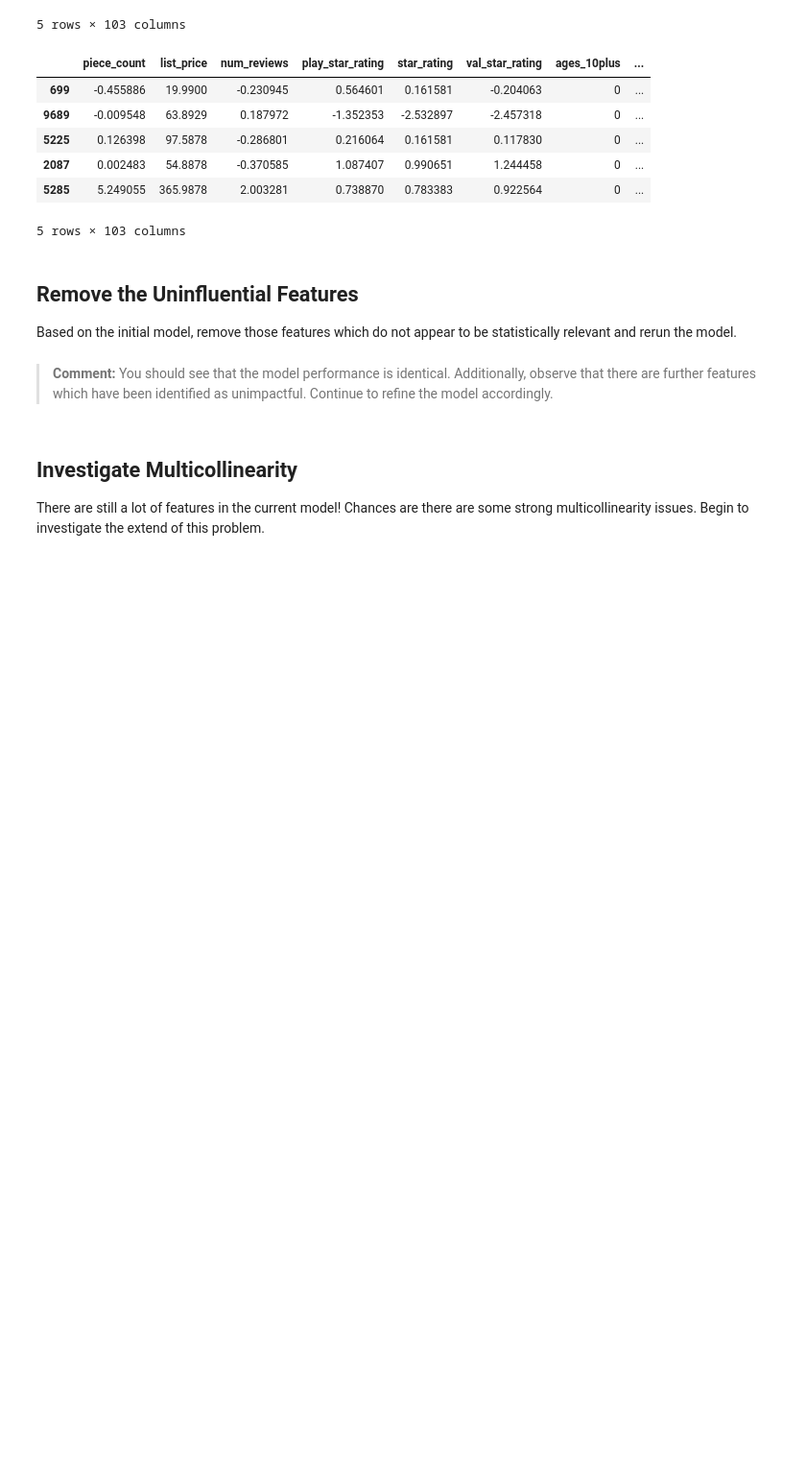
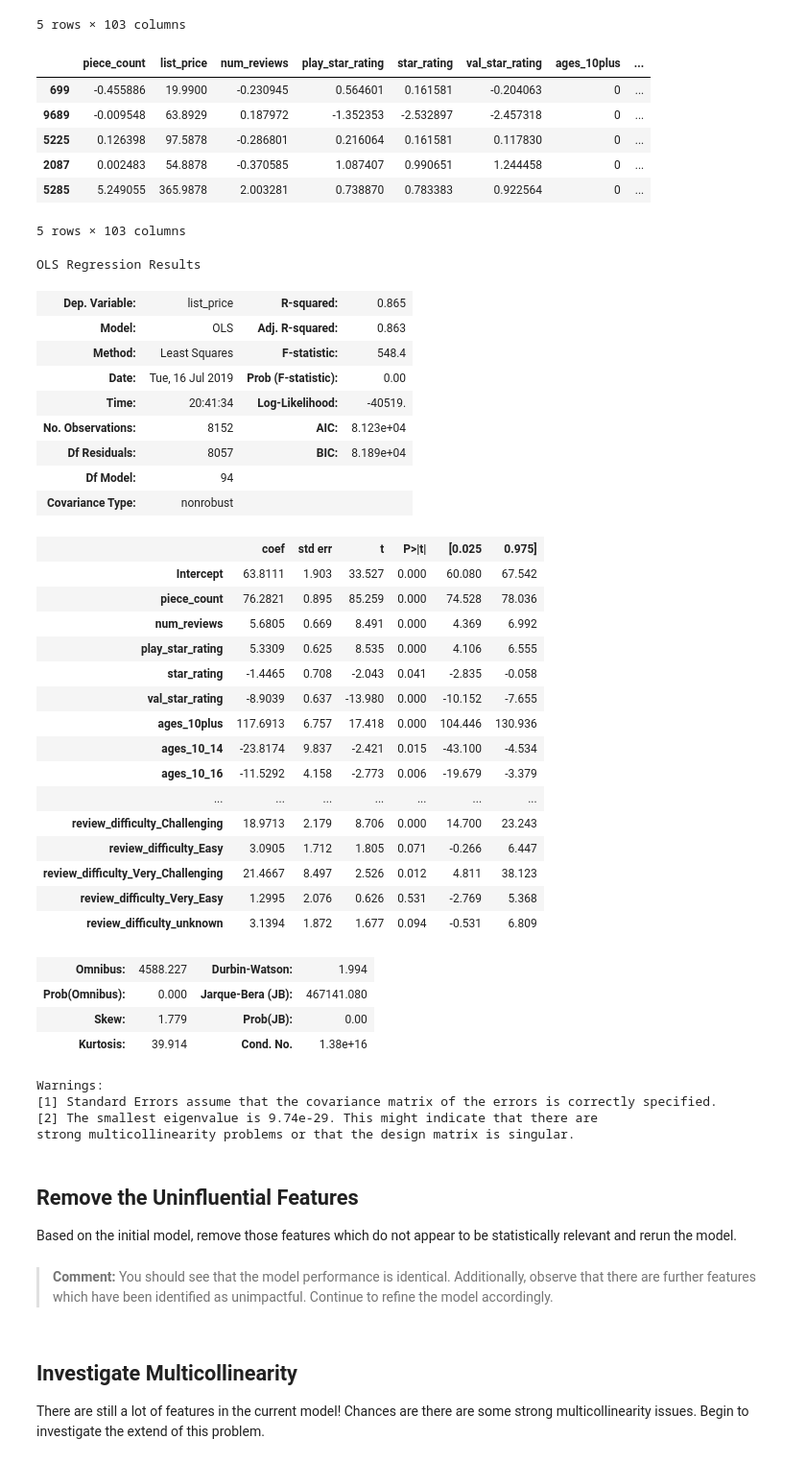
Before and after one commit to williammcmillan/dsc-modeling-your-data-lab-houston-ds-060319, a Jupyter notebook: index.ipynb, the cells around one changed output. Shown: that part at 96% size. Drawn from its saved outputs; the diff is of its cells as text; code cells hidden in the pictures; blank space fills up the shorter version.

```diff
--- a/index.ipynb
+++ b/index.ipynb
@@ -102,6 +102,47 @@ test.head()
 | 2087 | 0.002483 | 54.8878 | -0.370585 | 1.087407 | 0.990651 | 1.244458 | 0 | ... |
 | 5285 | 5.249055 | 365.9878 | 2.003281 | 0.738870 | 0.783383 | 0.922564 | 0 | ... |
 5 rows × 103 columns
+# %%
+#Fitting the actual model
+predictors = '+'.join(x_cols)
+formula = outcome + "~" + predictors
+model = ols(formula=formula, data=train).fit()
+model.summary()
+# %% [output]
+OLS Regression Results
+| Dep. Variable: | list_price | R-squared: | 0.865 |
+| Model: | OLS | Adj. R-squared: | 0.863 |
+| Method: | Least Squares | F-statistic: | 548.4 |
+| Date: | Tue, 16 Jul 2019 | Prob (F-statistic): | 0.00 |
+| Time: | 20:41:34 | Log-Likelihood: | -40519. |
+| No. Observations: | 8152 | AIC: | 8.123e+04 |
+| Df Residuals: | 8057 | BIC: | 8.189e+04 |
+| Df Model: | 94 |  |  |
+| Covariance Type: | nonrobust |  |  |
+|  | coef | std err | t | P>|t| | [0.025 | 0.975] |
+| Intercept | 63.8111 | 1.903 | 33.527 | 0.000 | 60.080 | 67.542 |
+| piece_count | 76.2821 | 0.895 | 85.259 | 0.000 | 74.528 | 78.036 |
+| num_reviews | 5.6805 | 0.669 | 8.491 | 0.000 | 4.369 | 6.992 |
+| play_star_rating | 5.3309 | 0.625 | 8.535 | 0.000 | 4.106 | 6.555 |
+| star_rating | -1.4465 | 0.708 | -2.043 | 0.041 | -2.835 | -0.058 |
+| val_star_rating | -8.9039 | 0.637 | -13.980 | 0.000 | -10.152 | -7.655 |
+| ages_10plus | 117.6913 | 6.757 | 17.418 | 0.000 | 104.446 | 130.936 |
+| ages_10_14 | -23.8174 | 9.837 | -2.421 | 0.015 | -43.100 | -4.534 |
+| ages_10_16 | -11.5292 | 4.158 | -2.773 | 0.006 | -19.679 | -3.379 |
+| ... | ... | ... | ... | ... | ... | ... |
+| review_difficulty_Challenging | 18.9713 | 2.179 | 8.706 | 0.000 | 14.700 | 23.243 |
+| review_difficulty_Easy | 3.0905 | 1.712 | 1.805 | 0.071 | -0.266 | 6.447 |
+| review_difficulty_Very_Challenging | 21.4667 | 8.497 | 2.526 | 0.012 | 4.811 | 38.123 |
+| review_difficulty_Very_Easy | 1.2995 | 2.076 | 0.626 | 0.531 | -2.769 | 5.368 |
+| review_difficulty_unknown | 3.1394 | 1.872 | 1.677 | 0.094 | -0.531 | 6.809 |
+| Omnibus: | 4588.227 | Durbin-Watson: | 1.994 |
+| Prob(Omnibus): | 0.000 | Jarque-Bera (JB): | 467141.080 |
+| Skew: | 1.779 | Prob(JB): | 0.00 |
+| Kurtosis: | 39.914 | Cond. No. | 1.38e+16 |
+Warnings:
+[1] Standard Errors assume that the covariance matrix of the errors is correctly specified.
+[2] The smallest eigenvalue is 9.74e-29. This might indicate that there are
+strong multicollinearity problems or that the design matrix is singular.
 # %% [markdown]
 ## Remove the Uninfluential Features
 
```
